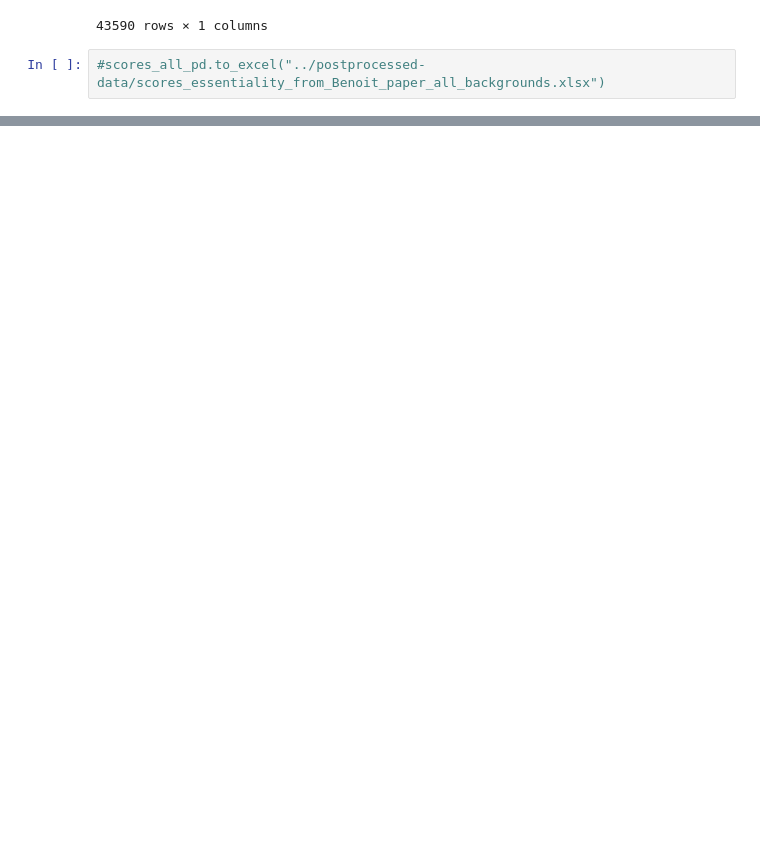
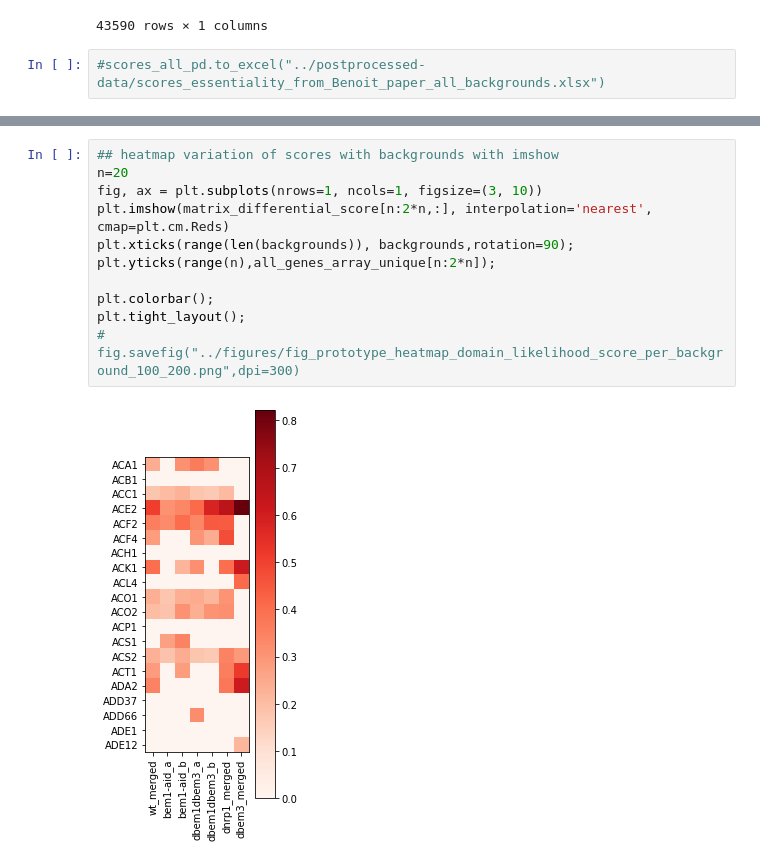
Before and after one commit to SATAY-LL/comparative-analysis-among-strains, a Jupyter notebook: src/scores_essentiality_from_Benoit_paper.ipynb, the cells around one changed output, grey strips where cells are left out. Saved outputs shown, nothing was run; the diff lists cells and outputs as text; blank space fills up the shorter version.

```diff
--- a/src/scores_essentiality_from_Benoit_paper.ipynb
+++ b/src/scores_essentiality_from_Benoit_paper.ipynb
@@ -320,0 +286,13 @@ yticklabels=all_genes_array_unique[n:2*n], cmap="RdGy", vmin=0, vmax=1)
+# %%
+## heatmap variation of scores with backgrounds with imshow
+n=20
+fig, ax = plt.subplots(nrows=1, ncols=1, figsize=(3, 10))
+plt.imshow(matrix_differential_score[n:2*n,:], interpolation='nearest', cmap=plt.cm.Reds)
+plt.xticks(range(len(backgrounds)), backgrounds,rotation=90);
+plt.yticks(range(n),all_genes_array_unique[n:2*n]);
+
+plt.colorbar();
+plt.tight_layout();
+# fig.savefig("../figures/fig_prototype_heatmap_domain_likelihood_score_per_background_100_200.png",dpi=300)
+# %% [output]
+[figure, added]
```
Also changed, not shown: parts of 39 cells of this notebook, 6 other files.
